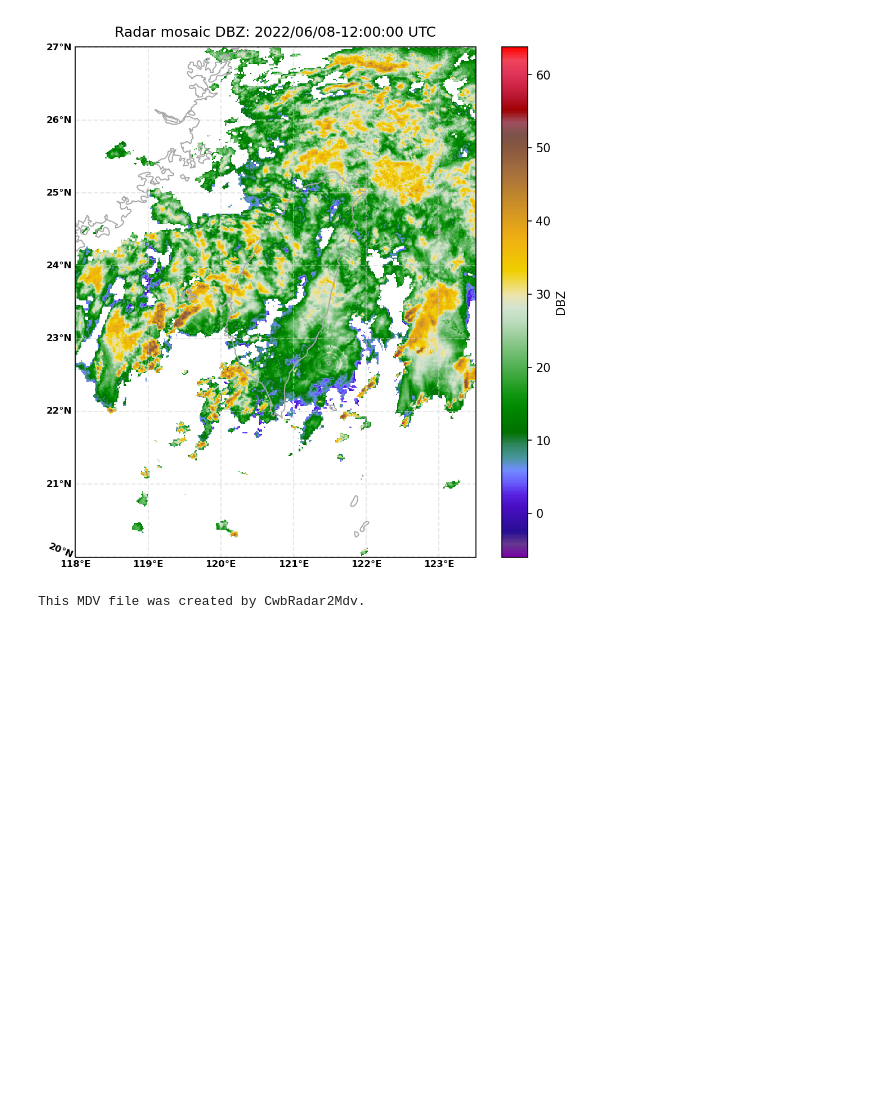
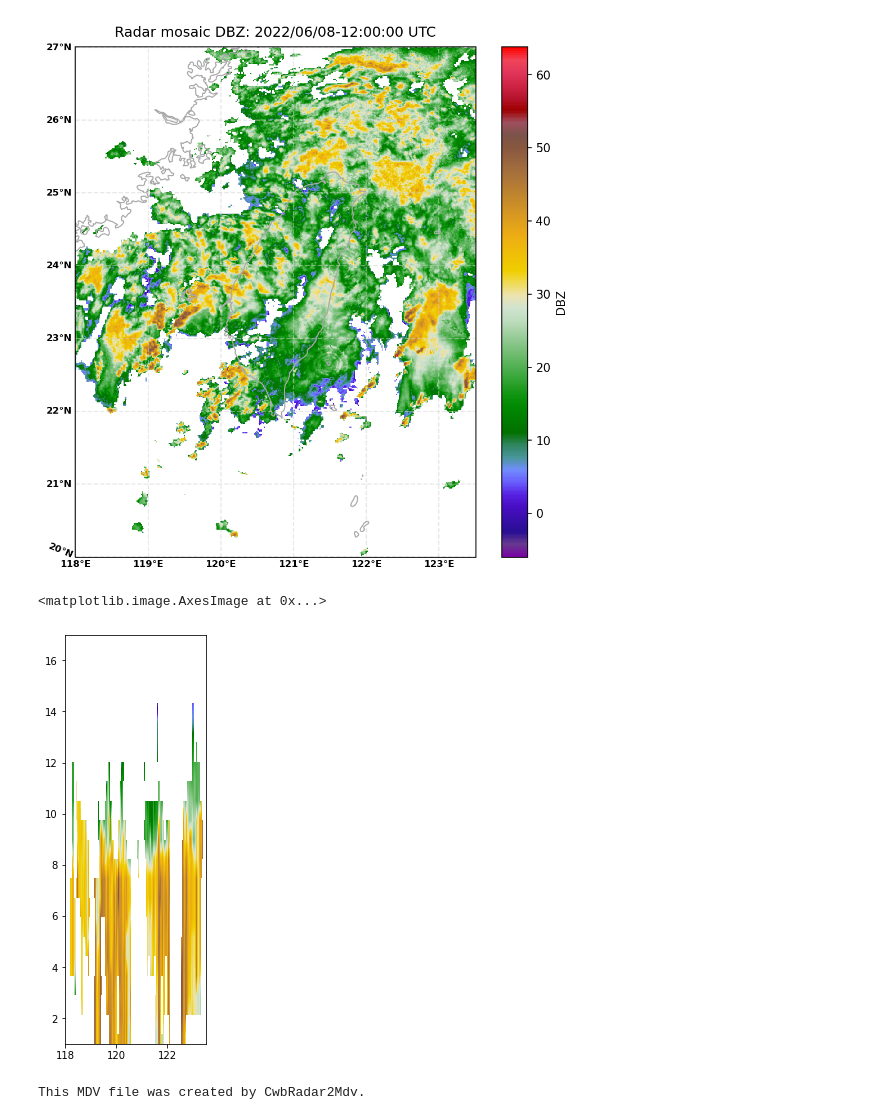
Before and after one commit to NCAR/lrose-docs, a Jupyter notebook: notebooks/erad_workshop_2022.ipynb, the cells around one changed output. Cells and saved outputs as stored; diff of their text form; code cells hidden in the pictures; blank space fills up the shorter version.

```diff
--- a/notebooks/erad_workshop_2022.ipynb
+++ b/notebooks/erad_workshop_2022.ipynb
@@ -95,9 +107,16 @@ print(dbz1[0][0][256][0])
 # %%
 lon = np.array(ds['x0'])
 lat = np.array(ds['y0'])
+ht = np.array(ds['z0'])
 dLon = lon[1] - lon[0]
 dLat = lat[1] - lat[0]
 minLon = lon[0] - dLon / 2.0
 maxLon = lon[-1] + dLon / 2.0
 minLat = lat[0] - dLat / 2.0
 maxLat = lat[-1] + dLat / 2.0
+minHt = ht[0]
+maxHt = ht[-1]
+print("minLon, maxLon: ", minLon, maxLon)
+print("minLat, maxLat: ", minLat, maxLat)
+print("minHt, maxHt: ", minHt, maxHt)
+print("ht: ", ht)
@@ -127,3 +151,14 @@ print(np.max(dbzPlaneMax))
 [      nan       nan       nan ... 23.000004 24.000004 25.000004]
 nan
 nan
+# %%
+nYHalf = int(nY/2)
+dbzVertEW = dbz3D[:, nYHalf:(nYHalf+1), :]
+dbzVertEW[dbzVertEW == fillValue] = np.nan
+#dbz2D = dbzPlane0.reshape(dbzPlane0.shape[1],dbzPlane0.shape[2])
+print(dbzVertEW.shape)
+dbzVertEW = dbzVertEW.reshape(dbzVertEW.shape[0], dbzVertEW.shape[2])
+print(dbzVertEW.shape)
+
+dbzEWMax = np.amax(dbz3D, (1))
+dbzEWMax[dbzEWMax == fillValue] = np.nan
@@ -171,3 +209,21 @@ plt.title("Radar mosaic DBZ: " + startTimeStr)
 # %% [output]
 Text(0.5, 1.0, 'Radar mosaic DBZ: 2022/06/08-12:00:00 UTC')
 [figure]
+# %%
+fig2 = plt.figure(num=2, figsize=(6, 6), layout='constrained')
+#fig2 = plt.figure()
+ax2 = fig2.add_subplot(1, 1, 1, xlim = (minLon, maxLon), ylim = (minHt, maxHt))
+## Set extent the same as radar mosaic
+#ax2.xlim(minLon, maxLon)
+#ax2.ylim(minHt, maxHt)
+plt.imshow(dbzEWMax,
+    cmap='pyart_Carbone42',
+    interpolation = 'bilinear',
+    origin = 'lower',
+    extent = (minLon, maxLon, minHt, maxHt))
+#ax2.coastlines('10m', 'darkgray', linewidth=1, zorder=0)
+#plt.colorbar(label="DBZ", orientation="vertical")
+#plt.title("Vert slice W-E DBZ: " + startTimeStr)
+# %% [output]
+<matplotlib.image.AxesImage at 0x...>
+[figure, added]
```
Also changed, not shown: parts of 24 cells of this notebook.
